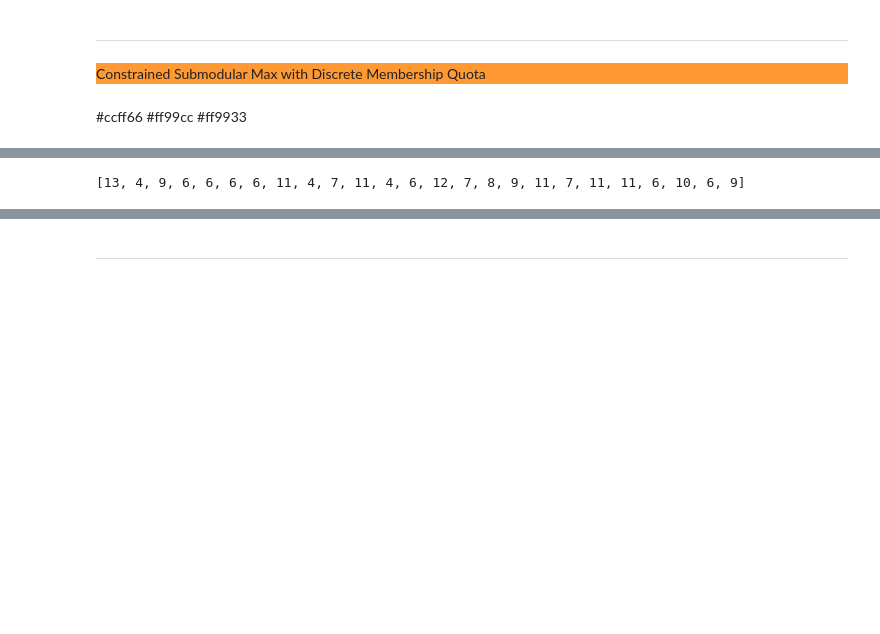
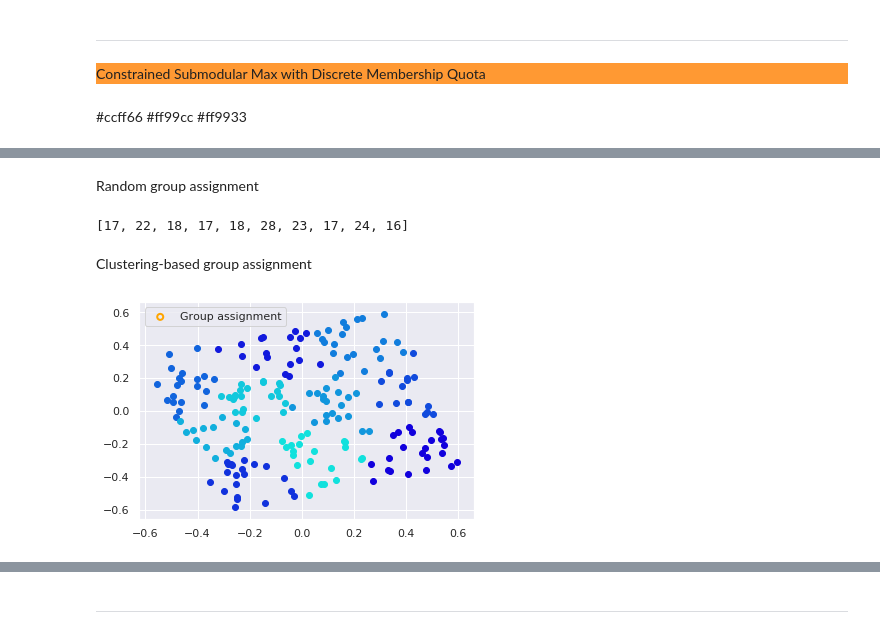
Before and after one commit to neerajaabhyankar/fair-cohort-selection, a Jupyter notebook: discrete-point-process-with-quota.ipynb, the cells around one changed output, grey strips where cells are left out. Drawn from its saved outputs; the diff is of its cells as text; code cells hidden in the pictures; blank space fills up the shorter version.

```diff
--- a/discrete-point-process-with-quota.ipynb
+++ b/discrete-point-process-with-quota.ipynb
@@ -123,5 +124,10 @@ Memvec = np.eye(p_groups)[np.random.choice(p_groups, n_samples)]
 quo = np.ones(p_groups)*2
+# %% [markdown]
+Random group assignment
 # %%
+np.random.seed(2)
+Memvec = np.eye(p_groups)[np.random.choice(p_groups, n_samples)]
+
 print([len(np.argwhere(Memvec[:,jj])) for jj in range(p_groups)])
 # %% [output]
-[13, 4, 9, 6, 6, 6, 6, 11, 4, 7, 11, 4, 6, 12, 7, 8, 9, 11, 7, 11, 11, 6, 10, 6, 9]
+[17, 22, 18, 17, 18, 28, 23, 17, 24, 16]
@@ -131,0 +134,10 @@ S_sq, objectives_sq = subm.greedyquota_submod(None, X, mixw, Memvec, quo, k_budg
+# %% [markdown]
+Clustering-based group assignment
+# %%
+kmeans = KMeans(n_clusters=p_groups, random_state=0).fit(X)
+Memvec = np.eye(p_groups)[kmeans.labels_]
+
+#plottingtools.
+vizpca_DMQ(X, Memvec, memcolors, [], "orange", "Group assignment", 30)
+# %% [output]
+[figure, added]
```
Also changed, not shown: parts of 11 cells of this notebook, 2 other files.
